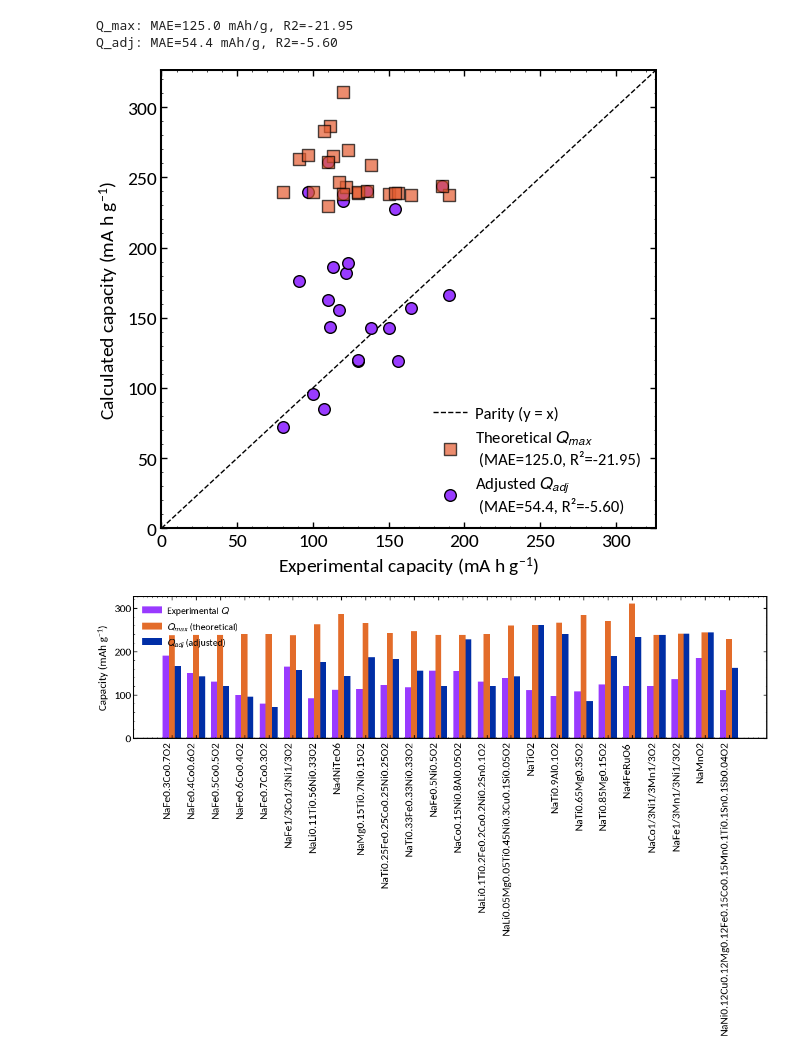
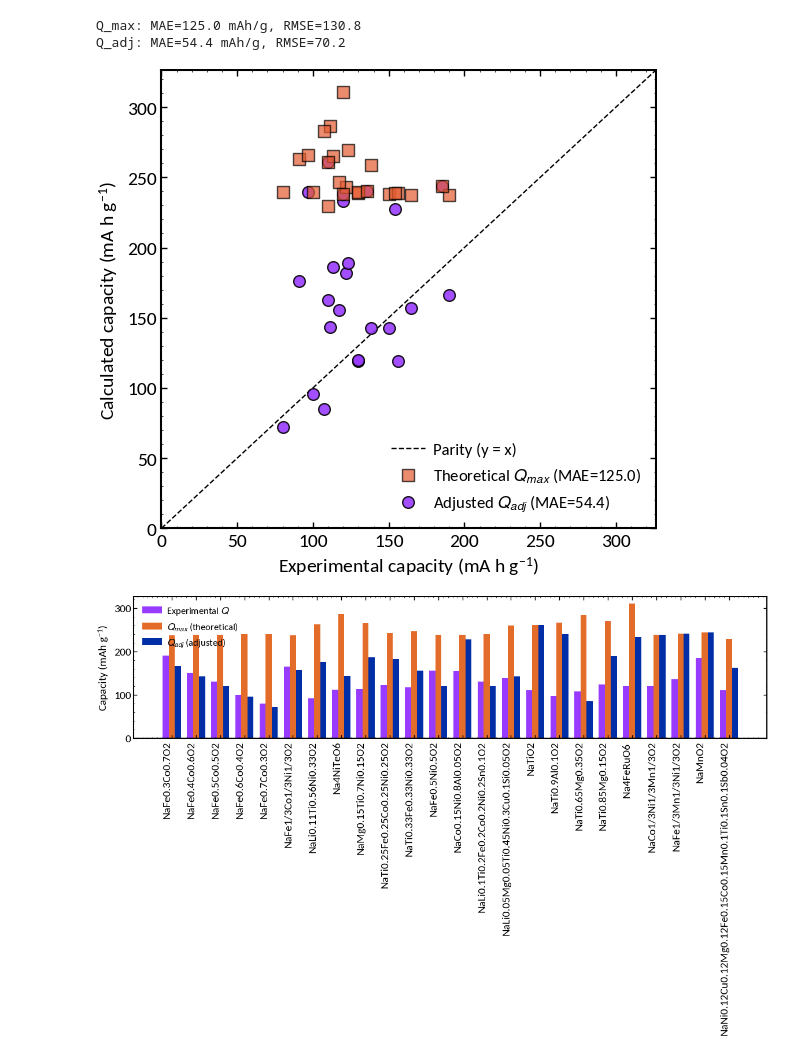
Before and after one commit to RAMP-Labs/ApprOxiMate, a Jupyter notebook: notebooks/exp0_parity_plot_theo_cap.ipynb, the cells around one changed output. Saved outputs shown, nothing was run; the diff lists cells and outputs as text; code cells hidden in the pictures.

Commit message:
removed r2 value from plot

```diff
--- a/notebooks/exp0_parity_plot_theo_cap.ipynb
+++ b/notebooks/exp0_parity_plot_theo_cap.ipynb
@@ -128,42 +128,42 @@ df_data
 | 23 | NaNi0.12Cu0.12Mg0.12Fe0.15Co0.15M... | 110 | 0.1 | 2-3.9 | 10.1002/anie.201912171 | 229.4 | 162.9 |
 # %%
 import matplotlib.pyplot as plt
-from sklearn.metrics import mean_absolute_error, r2_score
+from sklearn.metrics import mean_absolute_error, root_mean_squared_error
 
 exp = df_data["Capacity mAhg-1"]
 q_max = df_data["q_max"]
 q_adj = df_data["q_adj"]
 
-mae_max, r2_max = mean_absolute_error(exp, q_max), r2_score(exp, q_max)
-mae_adj, r2_adj = mean_absolute_error(exp, q_adj), r2_score(exp, q_adj)
+mae_max, rmse_max = mean_absolute_error(exp, q_max), root_mean_squared_error(exp, q_max)
+mae_adj, rmse_adj = mean_absolute_error(exp, q_adj), root_mean_squared_error(exp, q_adj)
 
-print(f"Q_max: MAE={mae_max:.1f} mAh/g, R2={r2_max:.2f}")
-print(f"Q_adj: MAE={mae_adj:.1f} mAh/g, R2={r2_adj:.2f}")
+print(f"Q_max: MAE={mae_max:.1f} mAh/g, RMSE={rmse_max:.1f}")
+print(f"Q_adj: MAE={mae_adj:.1f} mAh/g, RMSE={rmse_adj:.1f}")
 
 fig, ax = plt.subplots(figsize=(6, 5.5))
 
 lims = [0, max(exp.max(), q_max.max(), q_adj.max()) * 1.05]
 ax.plot(lims, lims, color="black", linestyle="--", linewidth=1, zorder=1, label="Parity (y = x)")
 
 ax.scatter(exp, q_max, color="#e55c30", edgecolor="k", s=70, alpha=0.7, zorder=3, marker="s",
-           label=f"Theoretical $Q_{{max}}$ \n (MAE={mae_max:.1f}, R²={r2_max:.2f})")
+           label=f"Theoretical $Q_{{max}}$ (MAE={mae_max:.1f})")
 
-ax.scatter(exp, q_adj, color="#993bff", edgecolor="k", s=70, zorder=2,
-           label=f"Adjusted $Q_{{adj}}$ \n (MAE={mae_adj:.1f}, R²={r2_adj:.2f})")
+ax.scatter(exp, q_adj, color="#993bff", edgecolor="k", s=70, alpha = 0.9, zorder=2,
+           label=f"Adjusted $Q_{{adj}}$ (MAE={mae_adj:.1f})")
 
 ax.set_xlabel("Experimental capacity (mA h g$^{-1}$)")
 ax.set_ylabel("Calculated capacity (mA h g$^{-1}$)")
 ax.set_xlim(lims)
 ax.set_ylim(lims)
 ax.legend(loc="lower right", frameon=False)
 
 plt.tight_layout()
 plt.savefig("outputs/parity_qmax_vs_qadj.png", dpi=300)
 plt.show()
 # %% [output]
-Q_max: MAE=125.0 mAh/g, R2=-21.95
-Q_adj: MAE=54.4 mAh/g, R2=-5.60
+Q_max: MAE=125.0 mAh/g, RMSE=130.8
+Q_adj: MAE=54.4 mAh/g, RMSE=70.2
-[figure, old version]
+[figure, new version]
 # %%
 import numpy as np
 
```
